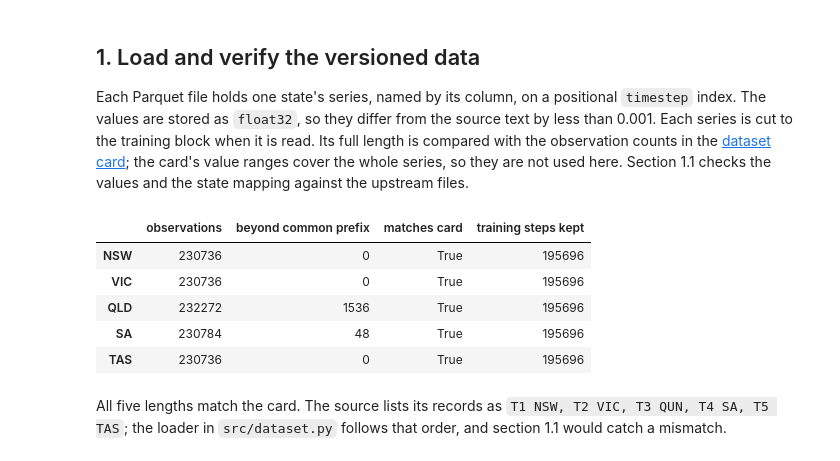
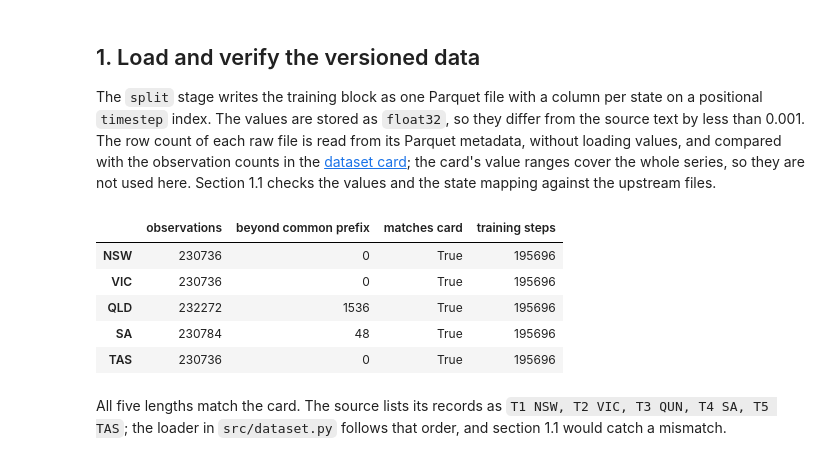
Before and after one commit to mlops-2627q1-mds-upc/MLOps_Endesa, a Jupyter notebook: notebooks/1.0-pp-demand-eda.ipynb, the cells around one changed output. Saved outputs shown, nothing was run; the diff lists cells and outputs as text; code cells hidden in the pictures.

```diff
--- a/notebooks/1.0-pp-demand-eda.ipynb
+++ b/notebooks/1.0-pp-demand-eda.ipynb
@@ -28,18 +28,22 @@ import matplotlib.pyplot as plt
 import numpy as np
 import pandas as pd
 
-from src.config import FIGURES_DIR, RAW_DATA_DIR
+from src.config import FIGURES_DIR, PROCESSED_DATA_DIR, RAW_DATA_DIR
+from src.splits import SplitConfig
 
-# DVC-tracked series from #16 (data/raw.dvc); restore them with `uv run dvc pull`.
+# DVC outputs of #16 and #17; restore them with `uv run dvc pull -r origin`.
+# Split boundaries come from params.yaml, as agreed in #5.
+CFG = SplitConfig.from_params()
 
 STEPS_PER_DAY = 48
 STEPS_PER_WEEK = 7 * STEPS_PER_DAY
-COMMON_LENGTH = 230_736  # proposed common prefix for all states
-TRAIN_END = 195_696  # proposed end of the training block (exclusive)
+COMMON_LENGTH = CFG.common_length  # 230,736: common prefix for all states
+TRAIN_END = CFG.train_end  # 195,696: end of the training block (exclusive)
+VAL_END = CFG.validation_end  # 213,216: end of the validation block (exclusive)
 NOMINAL_START = pd.Timestamp("2002-01-01 00:00")  # start string of every source record
 
 # Fixed state order and colours (validated categorical palette, slots 1-5).
-STATES = ["NSW", "VIC", "QLD", "SA", "TAS"]
+STATES = list(CFG.states)  # NSW, VIC, QLD, SA, TAS
 COLORS = dict(zip(STATES, ["#2a78d6", "#eb6834", "#1baf7a", "#eda100", "#e87ba4"]))
 
 plt.rcParams.update({
@@ -65,37 +69,39 @@ def save(fig, name):
 # %% [markdown]
 ## 1. Load and verify the versioned data
 
-Each Parquet file holds one state's series, named by its column, on a positional
-`timestep` index. The values are stored as `float32`, so they differ from the source text
-by less than 0.001. Each series is cut to the training block when it is read. Its full
-length is compared with the observation counts in the [dataset card](../docs/DATASET_CARD.md);
-the card's value ranges cover the whole series, so they are not used here. Section 1.1
-checks the values and the state mapping against the upstream files.
+The `split` stage writes the training block as one Parquet file with a column per state
+on a positional `timestep` index. The values are stored as `float32`, so they differ from
+the source text by less than 0.001. The row count of each raw file is read from its
+Parquet metadata, without loading values, and compared with the observation counts in the
+[dataset card](../docs/DATASET_CARD.md); the card's value ranges cover the whole series,
+so they are not used here. Section 1.1 checks the values and the state mapping against
+the upstream files.
 # %%
+import pyarrow.parquet as pq
+
 # Observation counts per state recorded in the dataset card.
 CARD_LENGTH = {"NSW": 230_736, "VIC": 230_736, "QLD": 232_272, "SA": 230_784, "TAS": 230_736}
 
-lengths, raw = {}, {}
-for state in STATES:
-    frame = pd.read_parquet(RAW_DATA_DIR / f"{state}.parquet")
-    assert list(frame.columns) == [state], frame.columns
-    lengths[state] = len(frame)
-    raw[state] = frame[state].to_numpy(dtype=np.float64)[:TRAIN_END]  # training block only
-    del frame
+# Row counts only: the metadata holds no demand values.
+lengths = {state: pq.ParquetFile(RAW_DATA_DIR / f"{state}.parquet").metadata.num_rows for state in STATES}
+
+train = pd.read_parquet(PROCESSED_DATA_DIR / "train.parquet").astype(np.float64)
+assert list(train.columns) == STATES and len(train) == TRAIN_END, train.shape
+train.index.name = "position"
 
 checks = pd.DataFrame({
     state: {
         "observations": lengths[state],
         "beyond common prefix": lengths[state] - COMMON_LENGTH,
         "matches card": lengths[state] == CARD_LENGTH[state],
-        "training steps kept": len(raw[state]),
+        "training steps": len(train[state]),
     }
     for state in STATES
 }).T
 assert checks["matches card"].all(), checks
 checks
 # %% [output]
-|  | observations | beyond common prefix | matches card | training steps kept |
+|  | observations | beyond common prefix | matches card | training steps |
 | NSW | 230736 | 0 | True | 195696 |
 | VIC | 230736 | 0 | True | 195696 |
 | QLD | 232272 | 1536 | True | 195696 |
```
Also changed, not shown: parts of 10 cells of this notebook.
